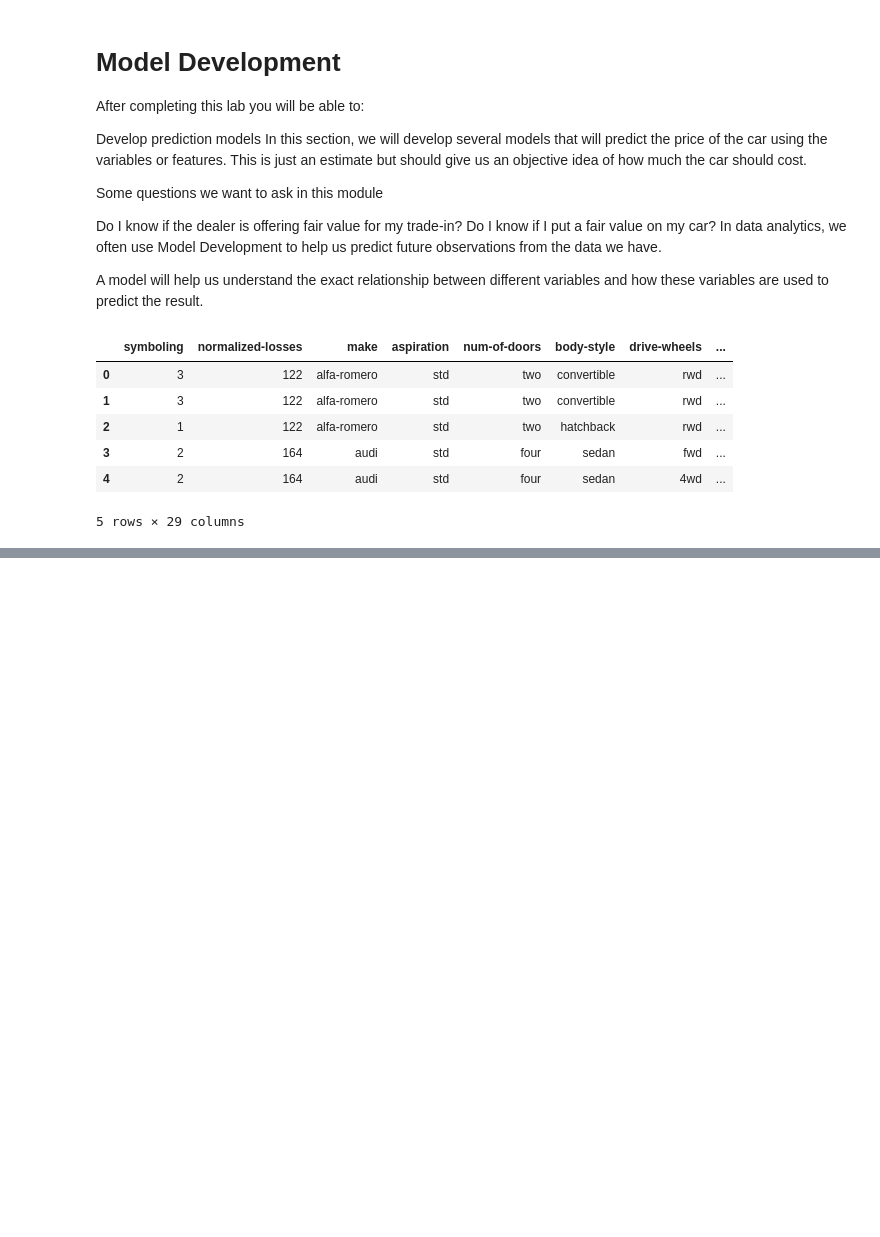
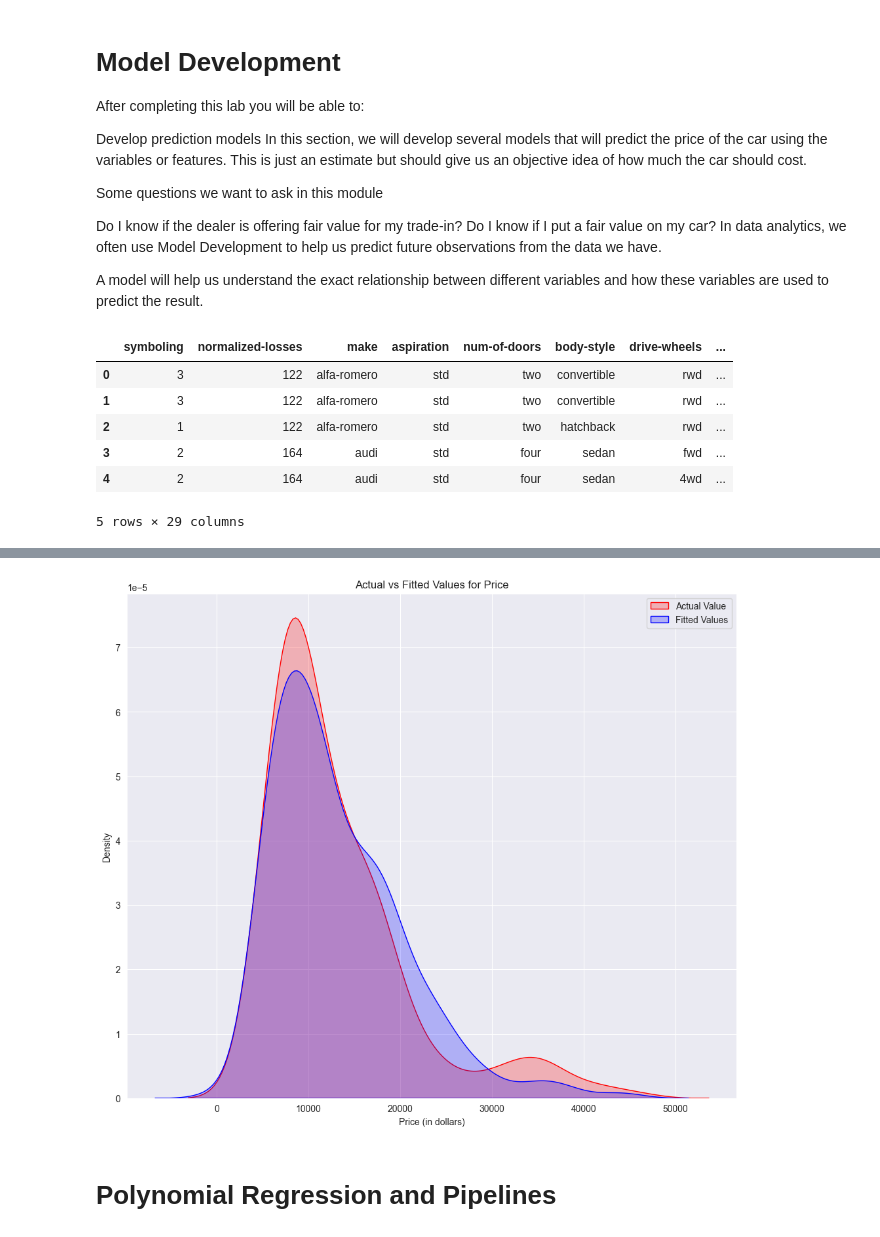
Before and after one commit to Hasan082/Data-Analysis, a Jupyter notebook: ModelDevelopment/develop_prediction_models.ipynb, the cells around one changed output, grey strips where cells are left out. Cells and saved outputs as stored; diff of their text form; code cells hidden in the pictures; blank space fills up the shorter version.

```diff
--- a/ModelDevelopment/develop_prediction_models.ipynb
+++ b/ModelDevelopment/develop_prediction_models.ipynb
@@ -41,0 +188,21 @@ df.head()
+# %%
+Y_hat = lm.predict(Z)
+# %%
+plt.figure(figsize=(width, height))
+
+# KDE plot for actual values
+ax1 = sns.kdeplot(df['price'], color="r", label="Actual Value", fill=True)
+
+# KDE plot for fitted values
+sns.kdeplot(Y_hat, color="b", label="Fitted Values", fill=True, ax=ax1)
+
+plt.title('Actual vs Fitted Values for Price')
+plt.xlabel('Price (in dollars)')
+plt.ylabel('Density')
+
+plt.legend()
+plt.show()
+# %% [output]
+[figure, added]
+# %% [markdown]
+# Polynomial Regression and Pipelines
```
Also changed, not shown: parts of 47 cells of this notebook.
